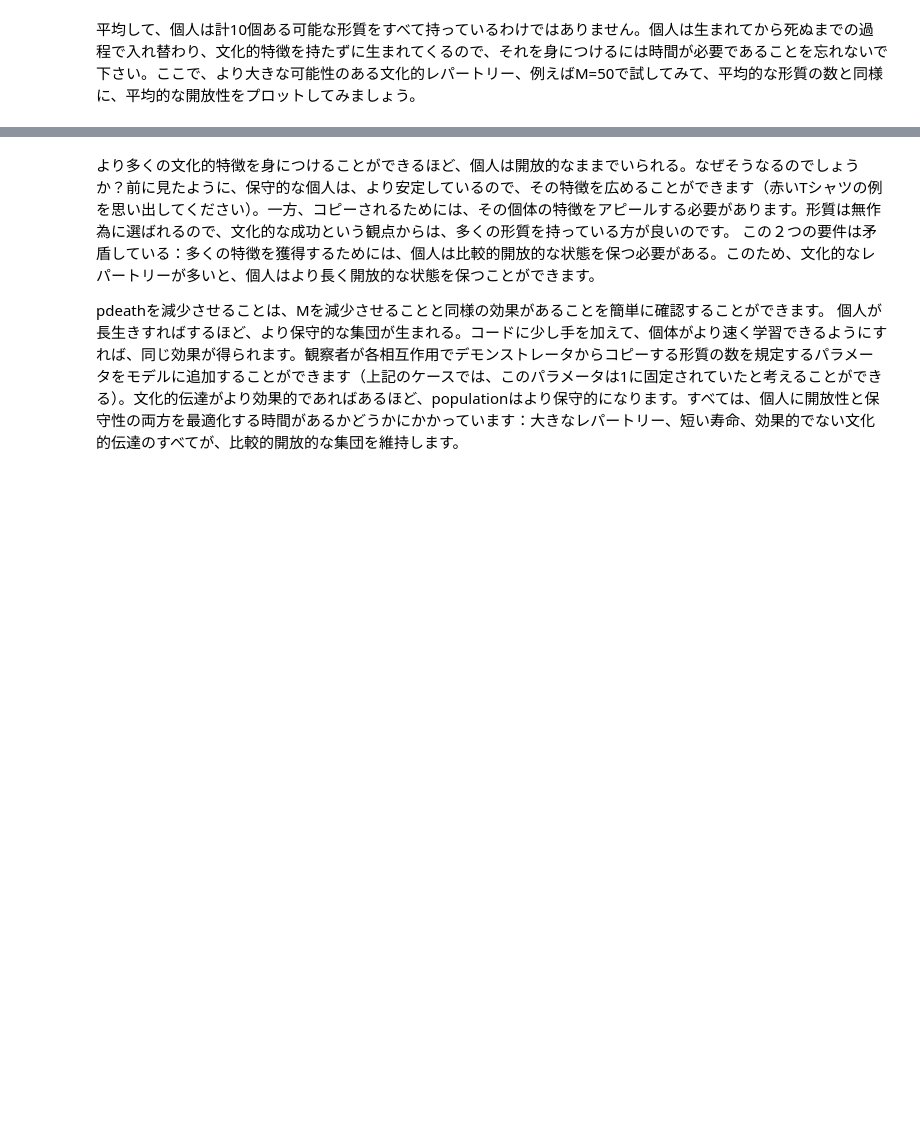
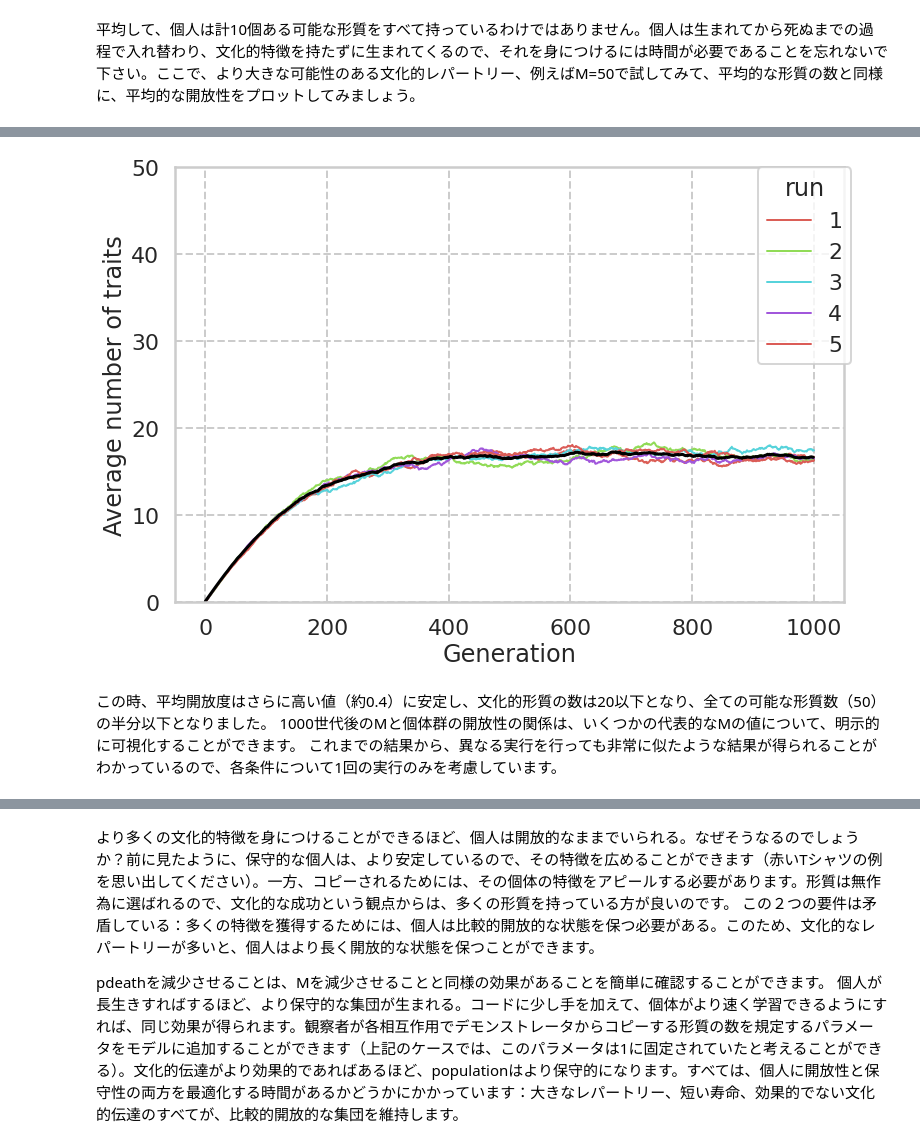
Before and after one commit to kidd000/Acerbi_Textbook, a Jupyter notebook: acerbi_CH11.ipynb, the cells around one changed output, grey strips where cells are left out. Saved outputs shown, nothing was run; the diff lists cells and outputs as text; code cells hidden in the pictures; blank space fills up the shorter version.

```diff
--- a/acerbi_CH11.ipynb
+++ b/acerbi_CH11.ipynb
@@ -234,0 +266,8 @@ plot_multiple_runs(data_model=data_model_3, t_max=1000)
+# %%
+plot_multiple_runs_m(data_model=data_model_5, t_max=1000, M=50)
+# %% [output]
+[figure, added]
+# %% [markdown]
+この時、平均開放度はさらに高い値（約0.4）に安定し、文化的形質の数は20以下となり、全ての可能な形質数（50）の半分以下となりました。
+1000世代後のMと個体群の開放性の関係は、いくつかの代表的なMの値について、明示的に可視化することができます。
+これまでの結果から、異なる実行を行っても非常に似たような結果が得られることがわかっているので、各条件について1回の実行のみを考慮しています。
```
Also changed, not shown: parts of 10 cells of this notebook.
